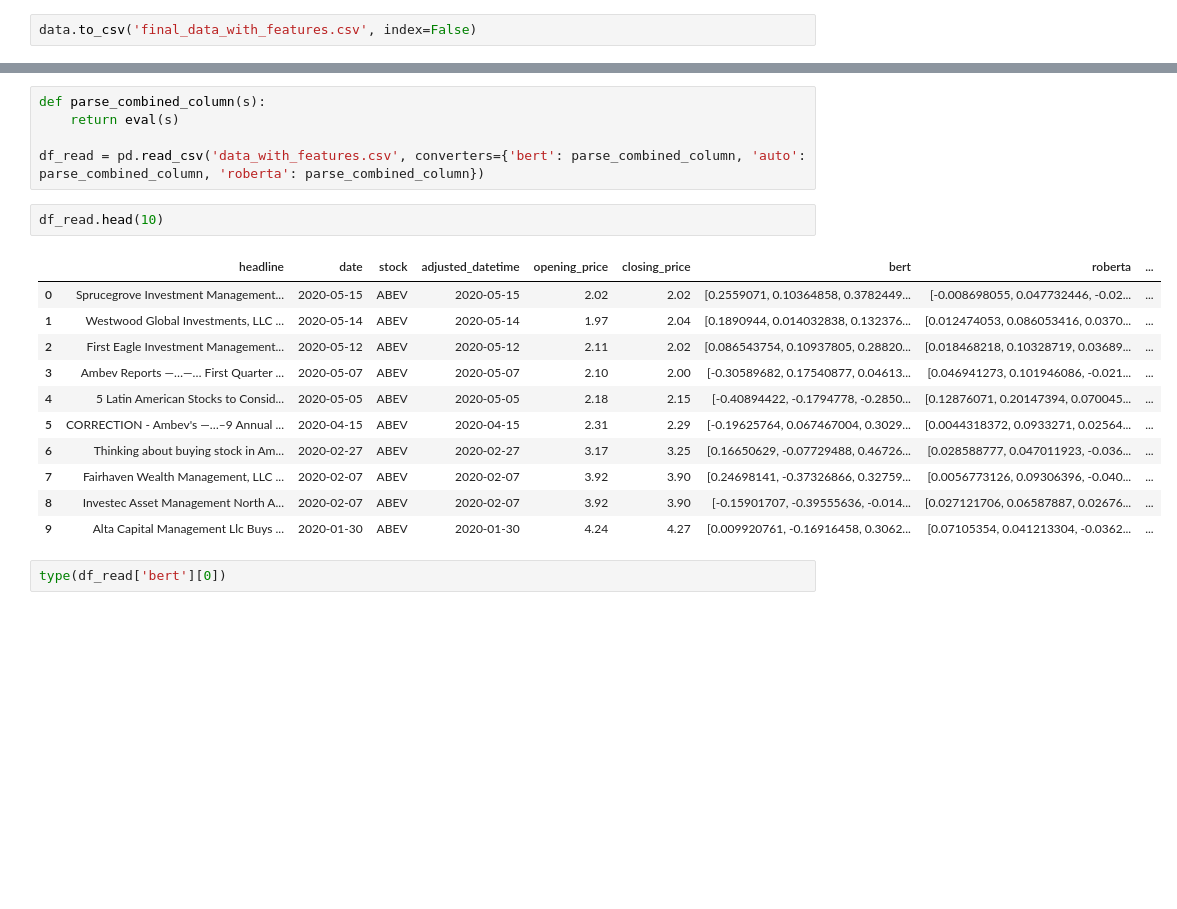
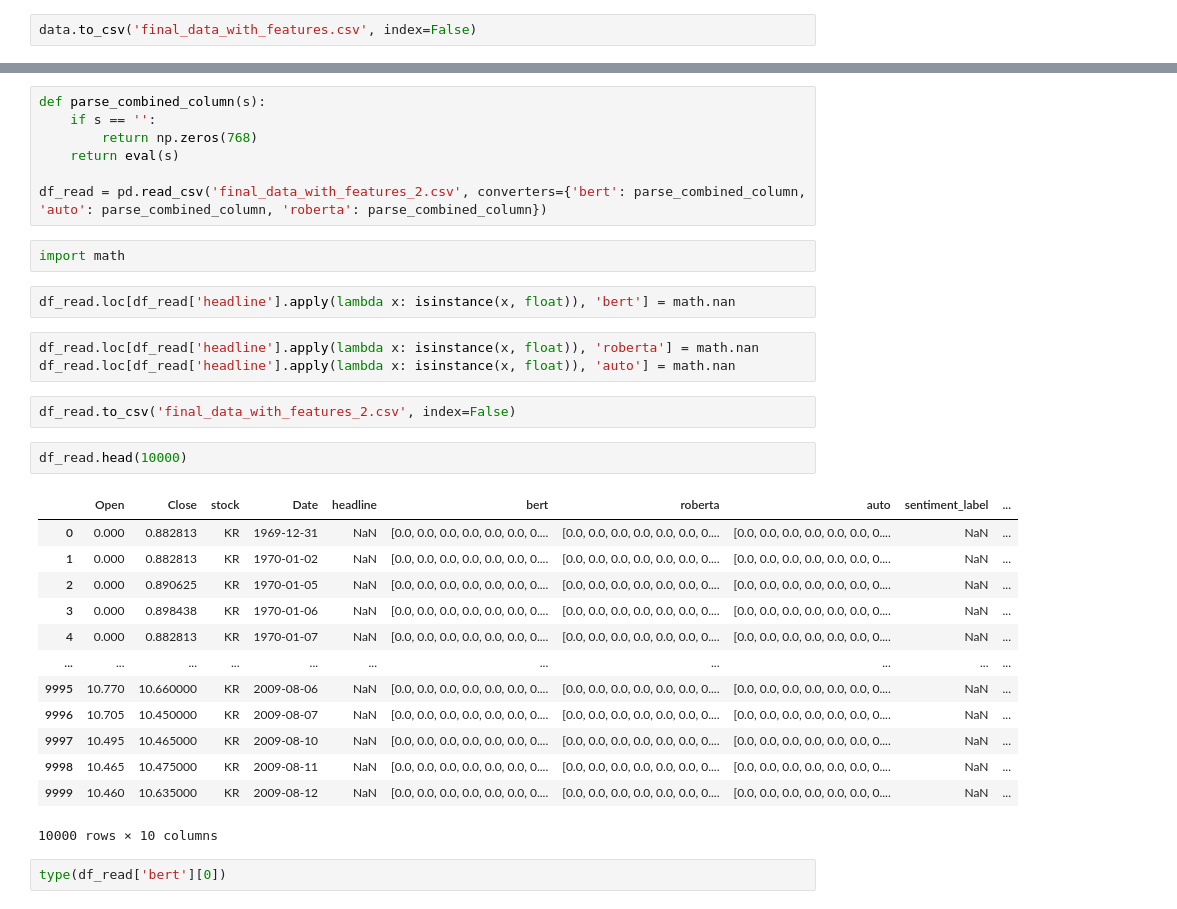
Before and after one commit to shoshosho3/Fintech_Project, a Jupyter notebook: extracting_features_updated.ipynb, the cells around one changed output, grey strips where cells are left out. Saved outputs shown, nothing was run; the diff lists cells and outputs as text; blank space fills up the shorter version.

```diff
--- a/extracting_features_updated.ipynb
+++ b/extracting_features_updated.ipynb
@@ -107,22 +122,35 @@ data.to_csv('final_data_with_features.csv', index=False)
 # %%
 def parse_combined_column(s):
+    if s == '':
+        return np.zeros(768)
     return eval(s)
 
-df_read = pd.read_csv('data_with_features.csv', converters={'bert': parse_combined_column, 'auto': parse_combined_column, 'roberta': parse_combined_column})
+df_read = pd.read_csv('final_data_with_features_2.csv', converters={'bert': parse_combined_column, 'auto': parse_combined_column, 'roberta': parse_combined_column})
+# %%
+import math
+# %%
+df_read.loc[df_read['headline'].apply(lambda x: isinstance(x, float)), 'bert'] = math.nan
+# %%
+df_read.loc[df_read['headline'].apply(lambda x: isinstance(x, float)), 'roberta'] = math.nan
+df_read.loc[df_read['headline'].apply(lambda x: isinstance(x, float)), 'auto'] = math.nan
+# %%
+df_read.to_csv('final_data_with_features_2.csv', index=False)
 # %%
-df_read.head(10)
+df_read.head(10000)
 # %% [output]
-|  | headline | date | stock | adjusted_datetime | opening_price | closing_price | bert | roberta | ... |
-| 0 | Sprucegrove Investment Management... | 2020-05-15 | ABEV | 2020-05-15 | 2.02 | 2.02 | [0.2559071, 0.10364858, 0.3782449... | [-0.008698055, 0.047732446, -0.02... | ... |
-| 1 | Westwood Global Investments, LLC ... | 2020-05-14 | ABEV | 2020-05-14 | 1.97 | 2.04 | [0.1890944, 0.014032838, 0.132376... | [0.012474053, 0.086053416, 0.0370... | ... |
-| 2 | First Eagle Investment Management... | 2020-05-12 | ABEV | 2020-05-12 | 2.11 | 2.02 | [0.086543754, 0.10937805, 0.28820... | [0.018468218, 0.10328719, 0.03689... | ... |
-| 3 | Ambev Reports —…—… First Quarter ... | 2020-05-07 | ABEV | 2020-05-07 | 2.10 | 2.00 | [-0.30589682, 0.17540877, 0.04613... | [0.046941273, 0.101946086, -0.021... | ... |
-| 4 | 5 Latin American Stocks to Consid... | 2020-05-05 | ABEV | 2020-05-05 | 2.18 | 2.15 | [-0.40894422, -0.1794778, -0.2850... | [0.12876071, 0.20147394, 0.070045... | ... |
-| 5 | CORRECTION - Ambev's —…–9 Annual ... | 2020-04-15 | ABEV | 2020-04-15 | 2.31 | 2.29 | [-0.19625764, 0.067467004, 0.3029... | [0.0044318372, 0.0933271, 0.02564... | ... |
-| 6 | Thinking about buying stock in Am... | 2020-02-27 | ABEV | 2020-02-27 | 3.17 | 3.25 | [0.16650629, -0.07729488, 0.46726... | [0.028588777, 0.047011923, -0.036... | ... |
-| 7 | Fairhaven Wealth Management, LLC ... | 2020-02-07 | ABEV | 2020-02-07 | 3.92 | 3.90 | [0.24698141, -0.37326866, 0.32759... | [0.0056773126, 0.09306396, -0.040... | ... |
-| 8 | Investec Asset Management North A... | 2020-02-07 | ABEV | 2020-02-07 | 3.92 | 3.90 | [-0.15901707, -0.39555636, -0.014... | [0.027121706, 0.06587887, 0.02676... | ... |
-| 9 | Alta Capital Management Llc Buys ... | 2020-01-30 | ABEV | 2020-01-30 | 4.24 | 4.27 | [0.009920761, -0.16916458, 0.3062... | [0.07105354, 0.041213304, -0.0362... | ... |
+|  | Open | Close | stock | Date | headline | bert | roberta | auto | sentiment_label | ... |
+| 0 | 0.000 | 0.882813 | KR | 1969-12-31 | NaN | [0.0, 0.0, 0.0, 0.0, 0.0, 0.0, 0.... | [0.0, 0.0, 0.0, 0.0, 0.0, 0.0, 0.... | [0.0, 0.0, 0.0, 0.0, 0.0, 0.0, 0.... | NaN | ... |
+| 1 | 0.000 | 0.882813 | KR | 1970-01-02 | NaN | [0.0, 0.0, 0.0, 0.0, 0.0, 0.0, 0.... | [0.0, 0.0, 0.0, 0.0, 0.0, 0.0, 0.... | [0.0, 0.0, 0.0, 0.0, 0.0, 0.0, 0.... | NaN | ... |
+| 2 | 0.000 | 0.890625 | KR | 1970-01-05 | NaN | [0.0, 0.0, 0.0, 0.0, 0.0, 0.0, 0.... | [0.0, 0.0, 0.0, 0.0, 0.0, 0.0, 0.... | [0.0, 0.0, 0.0, 0.0, 0.0, 0.0, 0.... | NaN | ... |
+| 3 | 0.000 | 0.898438 | KR | 1970-01-06 | NaN | [0.0, 0.0, 0.0, 0.0, 0.0, 0.0, 0.... | [0.0, 0.0, 0.0, 0.0, 0.0, 0.0, 0.... | [0.0, 0.0, 0.0, 0.0, 0.0, 0.0, 0.... | NaN | ... |
+| 4 | 0.000 | 0.882813 | KR | 1970-01-07 | NaN | [0.0, 0.0, 0.0, 0.0, 0.0, 0.0, 0.... | [0.0, 0.0, 0.0, 0.0, 0.0, 0.0, 0.... | [0.0, 0.0, 0.0, 0.0, 0.0, 0.0, 0.... | NaN | ... |
+| ... | ... | ... | ... | ... | ... | ... | ... | ... | ... | ... |
+| 9995 | 10.770 | 10.660000 | KR | 2009-08-06 | NaN | [0.0, 0.0, 0.0, 0.0, 0.0, 0.0, 0.... | [0.0, 0.0, 0.0, 0.0, 0.0, 0.0, 0.... | [0.0, 0.0, 0.0, 0.0, 0.0, 0.0, 0.... | NaN | ... |
+| 9996 | 10.705 | 10.450000 | KR | 2009-08-07 | NaN | [0.0, 0.0, 0.0, 0.0, 0.0, 0.0, 0.... | [0.0, 0.0, 0.0, 0.0, 0.0, 0.0, 0.... | [0.0, 0.0, 0.0, 0.0, 0.0, 0.0, 0.... | NaN | ... |
+| 9997 | 10.495 | 10.465000 | KR | 2009-08-10 | NaN | [0.0, 0.0, 0.0, 0.0, 0.0, 0.0, 0.... | [0.0, 0.0, 0.0, 0.0, 0.0, 0.0, 0.... | [0.0, 0.0, 0.0, 0.0, 0.0, 0.0, 0.... | NaN | ... |
+| 9998 | 10.465 | 10.475000 | KR | 2009-08-11 | NaN | [0.0, 0.0, 0.0, 0.0, 0.0, 0.0, 0.... | [0.0, 0.0, 0.0, 0.0, 0.0, 0.0, 0.... | [0.0, 0.0, 0.0, 0.0, 0.0, 0.0, 0.... | NaN | ... |
+| 9999 | 10.460 | 10.635000 | KR | 2009-08-12 | NaN | [0.0, 0.0, 0.0, 0.0, 0.0, 0.0, 0.... | [0.0, 0.0, 0.0, 0.0, 0.0, 0.0, 0.... | [0.0, 0.0, 0.0, 0.0, 0.0, 0.0, 0.... | NaN | ... |
+10000 rows × 10 columns
 # %%
 type(df_read['bert'][0])
 # %% [output]
```
Also changed, not shown: parts of 8 cells of this notebook, 4 other files.
